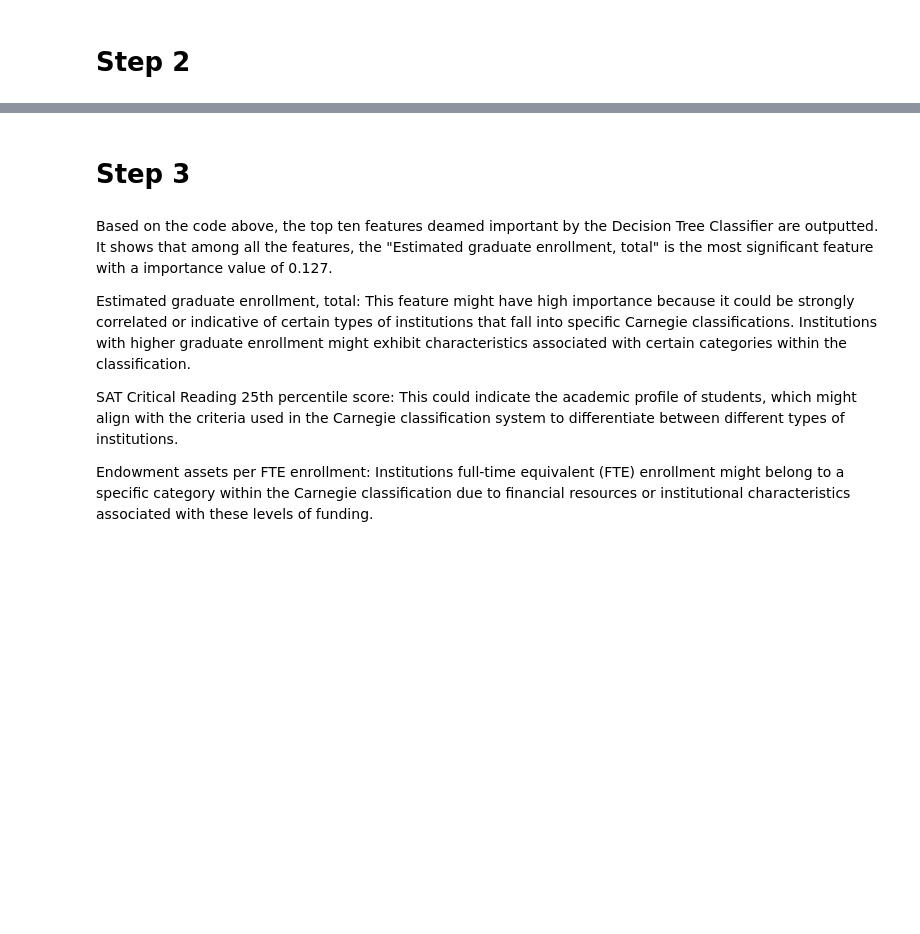
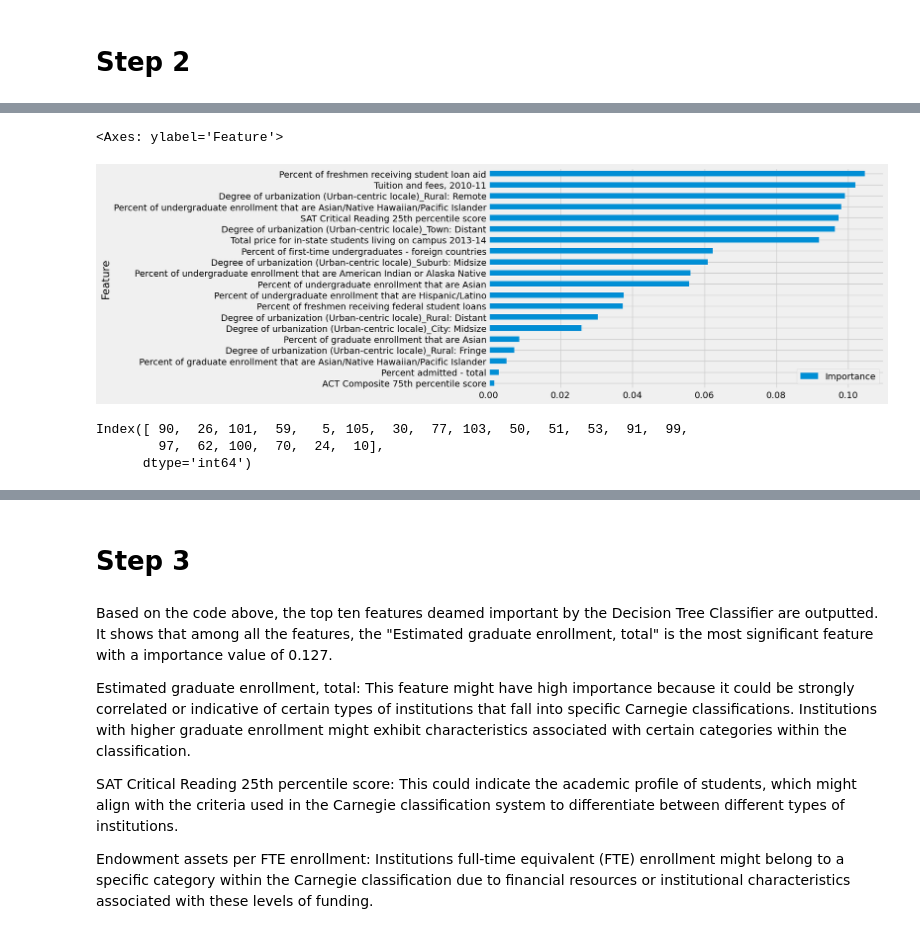
Before and after one commit to sah9j/FinalDataDive, a Jupyter notebook: main.ipynb, the cells around one changed output, grey strips where cells are left out. Drawn from its saved outputs; the diff is of its cells as text; code cells hidden in the pictures; blank space fills up the shorter version.

Commit message:
Adding Step 2 code. Removed state based columns.

```diff
--- a/main.ipynb
+++ b/main.ipynb
@@ -140,7 +235,7 @@ print(columns_with_missing_values)
 # %% [markdown]
 ### Train Test Split
 # %%
-X_train, X_test, y_train, y_test = train_test_split(X,y_encoded,test_size=0.3,random_state=21)
+X_train, X_test, y_train, y_test = train_test_split(df_filtered,y_encoded,test_size=0.3,random_state=21)
 # %% [markdown]
 ### Summary of Section
 * Categorical variables were converted into numerical variables.
@@ -150,0 +279,8 @@ X_train, X_test, y_train, y_test = train_test_split(X,y_encoded,test_size=0.3,ra
+# %%
+from sklearn.preprocessing import StandardScaler, MinMaxScaler, RobustScaler, Normalizer
+
+#define the scalers
+sc = StandardScaler()
+mm = MinMaxScaler()
+rs = RobustScaler()
+nm = Normalizer()
@@ -150,0 +380,5 @@ X_train, X_test, y_train, y_test = train_test_split(X,y_encoded,test_size=0.3,ra
+# %%
+final_model=LogisticRegression(C= 0.5,class_weight= None, penalty= 'l2', solver= 'lbfgs',random_state = 42,max_iter=200000)
+# final_logreg = final_model.fit(X_train, y_train)
+
+modeltraintest(X_train,X_test,y_train,y_test,final_model)
@@ -150,0 +408,4 @@ X_train, X_test, y_train, y_test = train_test_split(X,y_encoded,test_size=0.3,ra
+# %%
+vartrain = X_train_sc
+vartest = X_test_sc
+modeltraintest(vartrain,vartest,y_train,y_test,final_model)
@@ -150,0 +428,19 @@ X_train, X_test, y_train, y_test = train_test_split(X,y_encoded,test_size=0.3,ra
+# %%
+# Find the important features
+coefficients = final_model.coef_[0]
+
+feature_importance = pd.DataFrame({'Feature': X_train.columns, 'Importance': np.abs(coefficients)})
+feature_importance = feature_importance.sort_values('Importance', ascending=True).head(20)
+feature_importance.plot(x='Feature', y='Importance', kind='barh', figsize=(10, 6))
+# %% [output]
+<Axes: ylabel='Feature'>
+[figure, added]
+# %%
+# Get the top 20 features.
+top_20 = feature_importance.sort_values('Importance', axis=0, ascending=False).head(20)
+top_20 = top_20.index
+top_20
+# %% [output]
+Index([ 90,  26, 101,  59,   5, 105,  30,  77, 103,  50,  51,  53,  91,  99,
+        97,  62, 100,  70,  24,  10],
+      dtype='int64')
```
Also changed, not shown: parts of 25 cells of this notebook.
